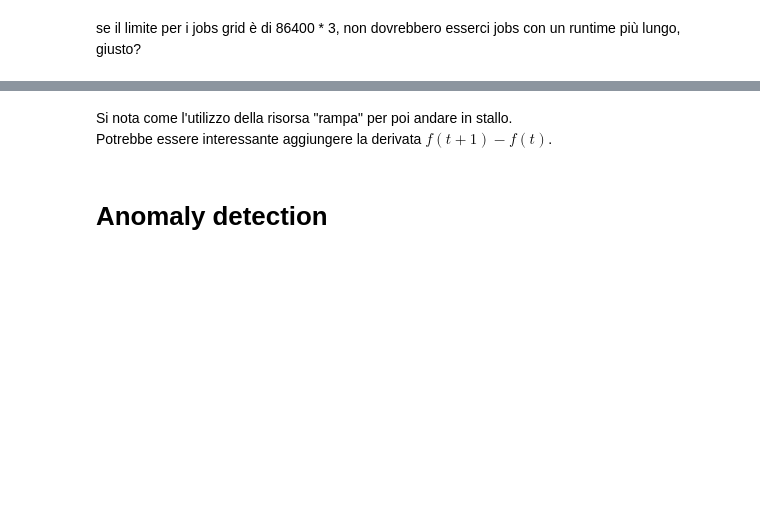
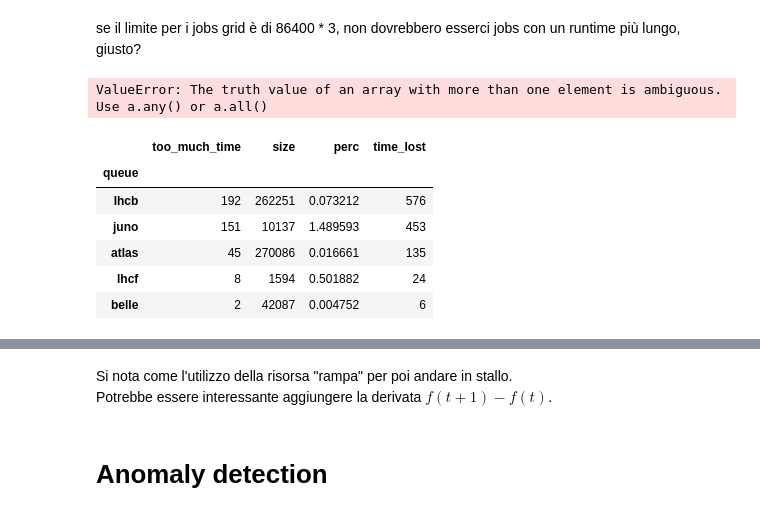
Before and after one commit to alessioarcara/JobFailurePrediction-CNAF, a Jupyter notebook: tirocinio/notebooks/tesi.ipynb, the cells around one changed output, grey strips where cells are left out. Drawn from its saved outputs; the diff is of its cells as text; code cells hidden in the pictures; blank space fills up the shorter version.

```diff
--- a/tirocinio/notebooks/tesi.ipynb
+++ b/tirocinio/notebooks/tesi.ipynb
@@ -135,0 +176,4 @@ Wall time: 48.8 s
+# %%
+train_df = util.load_data('../data/train.parquet', '2023-03-13', '2023-04-01', 3600)
+test_df = util.load_data('../data/test.parquet', '2023-04-21', '2023-04-28', 3600)
+custom_preprocess(train_df)
@@ -199,11 +271,21 @@ counts = train_df[(train_df['fail'] == 1) & (train_df['job_type'] == 'grid') & (
 counts_filtered = counts[counts != 0]
 assert counts_filtered.index == 4
 assert len(counts_filtered) == 1
+# %% [output]
+ValueError: The truth value of an array with more than one element is ambiguous. Use a.any() or a.all()
 # %%
-time_lost = test_df[['too_much_time', 'queue']].groupby('queue').agg(too_much_time=("too_much_time", lambda x: x.astype(int).sum()), size=("too_much_time", "count")).sort_values(by="too_much_time", ascending=False)
+time_lost = train_df[['too_much_time', 'queue']].groupby('queue').agg(too_much_time=("too_much_time", lambda x: x.astype(int).sum()), size=("too_much_time", "count")).sort_values(by="too_much_time", ascending=False)
 time_lost['perc'] = (time_lost['too_much_time'] / time_lost['size']) * 100
 time_lost['time_lost'] = time_lost['too_much_time'] * 3
 time_lost.head(5)
+# %% [output]
+|  | too_much_time | size | perc | time_lost |
+| queue |  |  |  |  |
+| lhcb | 192 | 262251 | 0.073212 | 576 |
+| juno | 151 | 10137 | 1.489593 | 453 |
+| atlas | 45 | 270086 | 0.016661 | 135 |
+| lhcf | 8 | 1594 | 0.501882 | 24 |
+| belle | 2 | 42087 | 0.004752 | 6 |
 # %%
 n_samples = 960
 n_rows = train_df.shape[0] // 96
```
Also changed, not shown: parts of 36 cells of this notebook, 9 other files.
